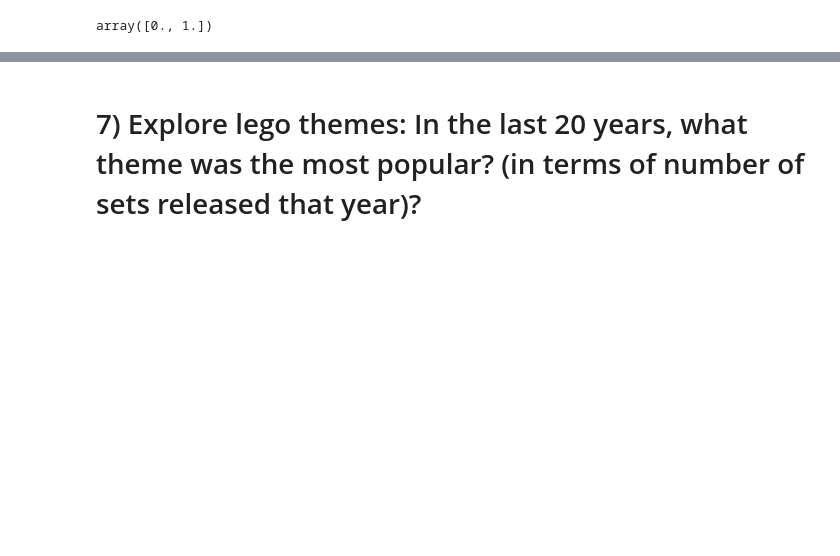
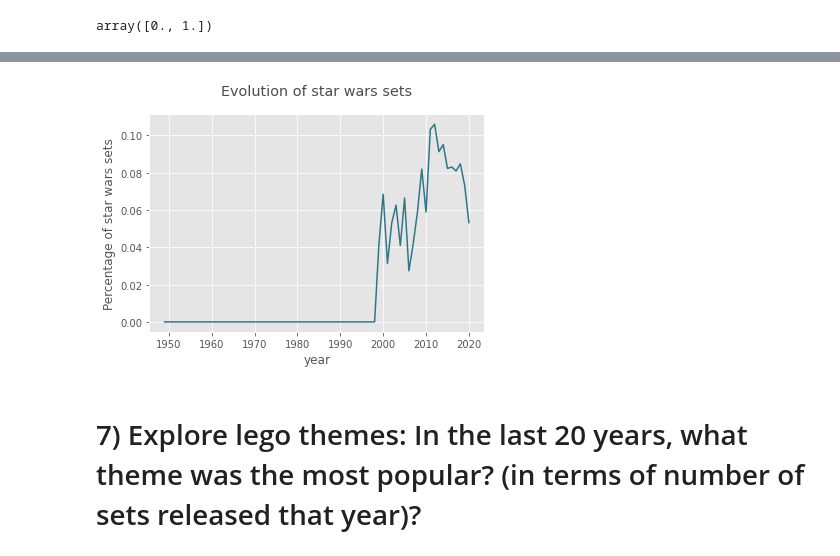
Before and after one commit to Ferrariagustinpablo/DataScienceprojects, a Jupyter notebook: LEGO_Analysis.ipynb, the cells around one changed output, grey strips where cells are left out. Cells and saved outputs as stored; diff of their text form; code cells hidden in the pictures; blank space fills up the shorter version.

```diff
--- a/LEGO_Analysis.ipynb
+++ b/LEGO_Analysis.ipynb
@@ -541,0 +539,8 @@ Name: is_starwars, dtype: float64
+# %%
+# Import inventories.csv
+themes = pd.read_csv('themes.csv')
+# Import sets.csv
+sets = pd.read_csv('sets.csv')
+# %%
+ts_merged = pd.merge(themes, sets, left_on='id', right_on='theme_id', how='right', suffixes=['_themes', '_sets'])
+ts_merged
@@ -541,0 +577,12 @@ Name: is_starwars, dtype: float64
+# %%
+ts_merged = ts_merged.set_index('id')
+star_wars_ids = ts_merged[ts_merged.name_themes.str.startswith('Star Wars')].index
+star_wars_ids = np.unique(star_wars_ids)
+star_wars_ids
+# %%
+ts_merged.loc[star_wars_ids,'name_themes'] = 'Star Wars'
+ts_merged['is_starwars'] = ts_merged['name_themes']
+map = {'Star Wars': 1}
+ts_merged['is_starwars'] = ts_merged['is_starwars'].map(map)
+ts_merged = ts_merged.fillna(0)
+ts_merged['is_starwars'].unique()
@@ -542,3 +606,11 @@ Name: is_starwars, dtype: float64
+# %%
+# Show sets over the years
+ts_merged.groupby('year')['is_starwars'].mean().plot(kind='line', color='#2E7687')
+plt.ylabel('Percentage of star wars sets')
+plt.title('Evolution of star wars sets', y=1.06, alpha=0.7)
+plt.show()
+# %% [output]
+[figure, added]
 # %% [markdown]
 # 7) Explore lego themes: In the last 20 years, what theme was the most popular? (in terms of number of sets released that year)?
 # %%
```
Also changed, not shown: parts of 28 cells of this notebook.
